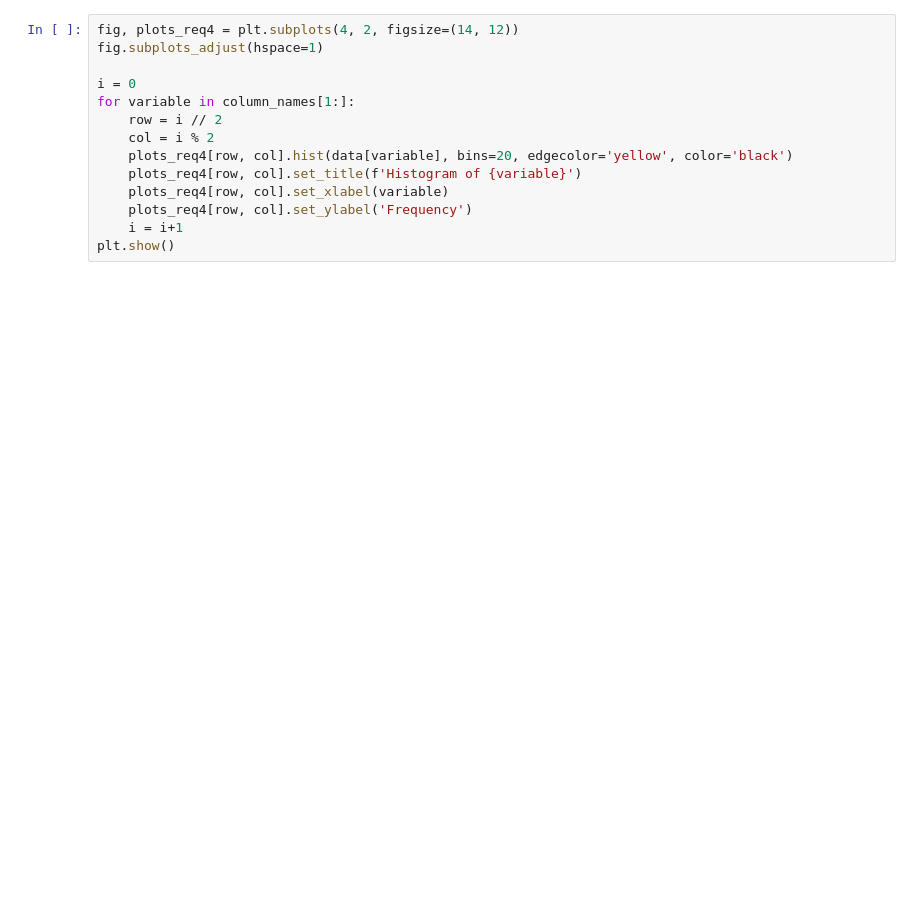
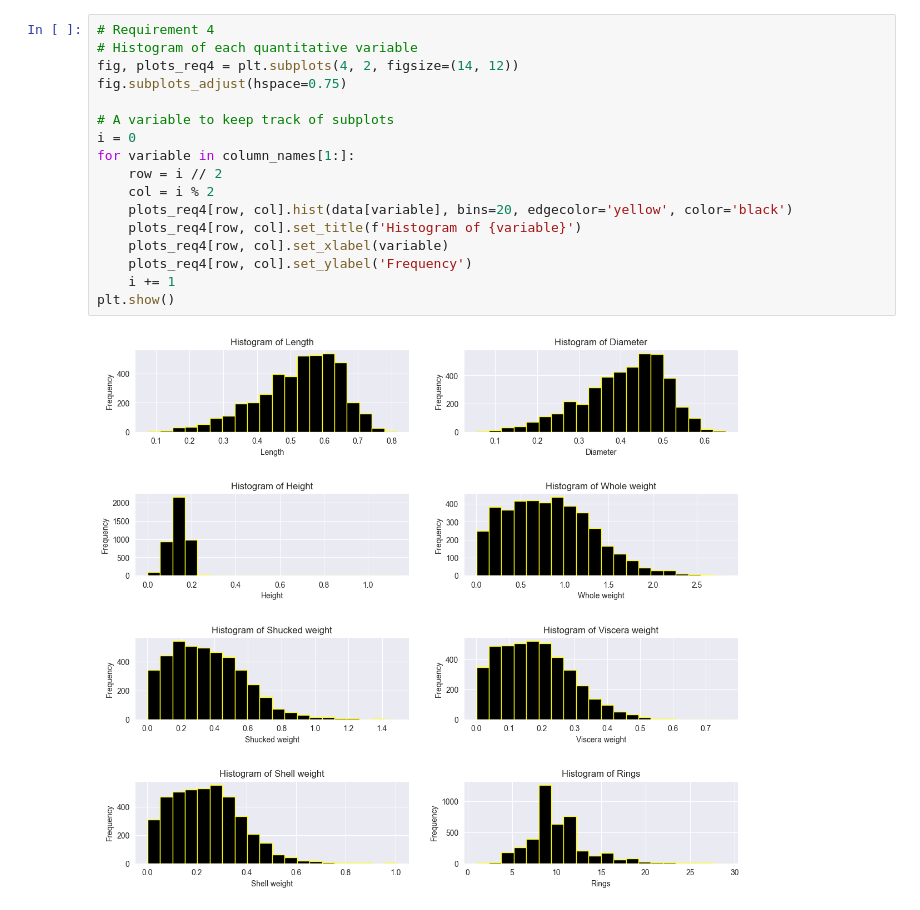
Before and after one commit to mikapikafika/python, a Jupyter notebook: zad1/main.ipynb, the cells around one changed output. Cells and saved outputs as stored; diff of their text form; blank space fills up the shorter version.

```diff
--- a/zad1/main.ipynb
+++ b/zad1/main.ipynb
@@ -51,15 +67,20 @@ plt.show()
 # %%
+# Requirement 4
+# Histogram of each quantitative variable
 fig, plots_req4 = plt.subplots(4, 2, figsize=(14, 12))
-fig.subplots_adjust(hspace=1)
+fig.subplots_adjust(hspace=0.75)
 
+# A variable to keep track of subplots
 i = 0
 for variable in column_names[1:]:
     row = i // 2
     col = i % 2
     plots_req4[row, col].hist(data[variable], bins=20, edgecolor='yellow', color='black')
     plots_req4[row, col].set_title(f'Histogram of {variable}')
     plots_req4[row, col].set_xlabel(variable)
     plots_req4[row, col].set_ylabel('Frequency')
-    i = i+1
+    i += 1
 plt.show()
+# %% [output]
+[figure, added]
 # %%
```
Also changed, not shown: parts of 12 cells of this notebook.
